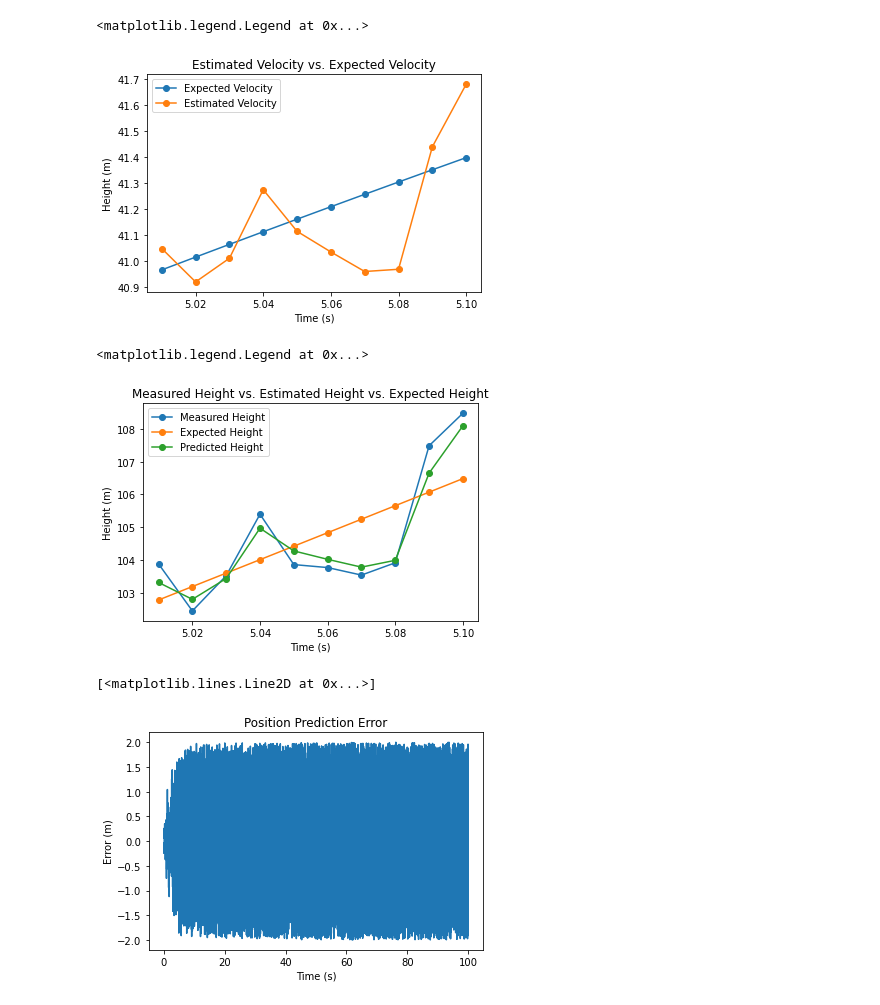
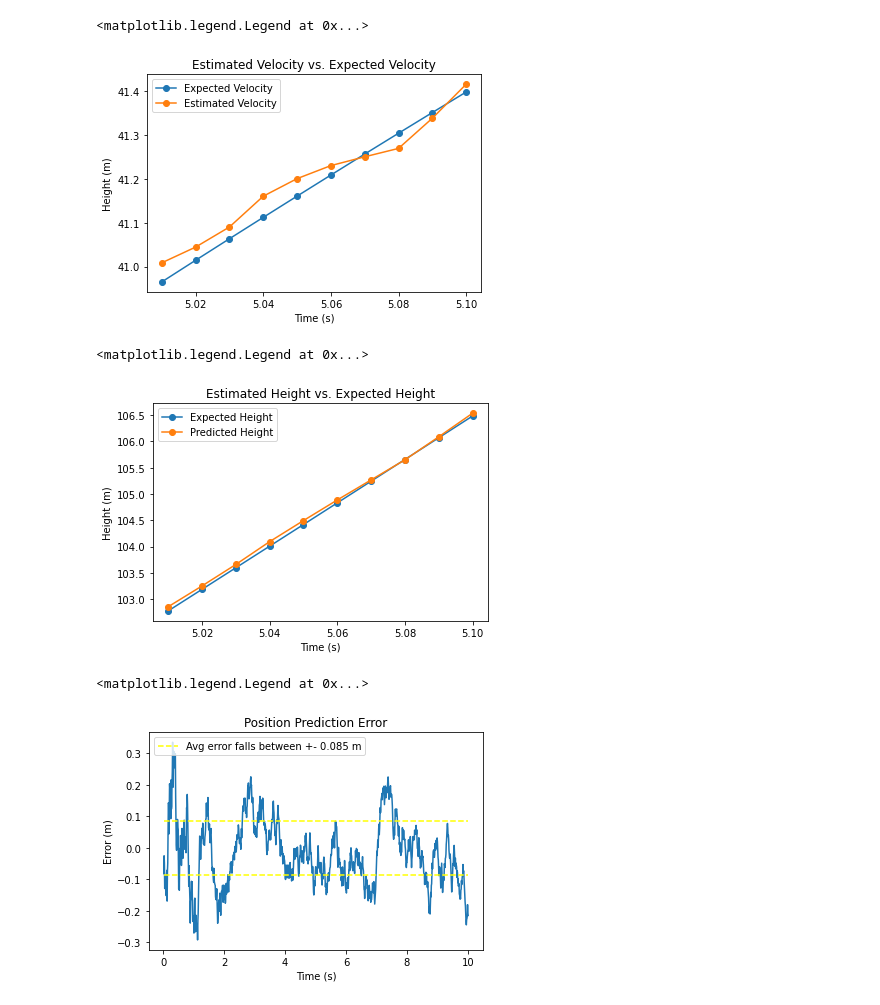
Before and after one commit to abagali1/ascent, a Jupyter notebook: python/python_kalman_test/sim.ipynb, the cells around one changed output. Drawn from its saved outputs; the diff is of its cells as text; code cells hidden in the pictures.

```diff
--- a/python/python_kalman_test/sim.ipynb
+++ b/python/python_kalman_test/sim.ipynb
@@ -7,7 +7,7 @@ from random import random, seed
 %matplotlib inline
 # %%
 # SIMULATION PARAMETERS
-simulation_length = 100
+simulation_length = 10
 dt = 1 / 100
 seed(25)
 
@@ -19,13 +19,13 @@ x = np.array([
     [0],
     [0]
 ])
-P = np.diag([1.2, 1.2])
+P = np.diag([0.2, 1.2])
 Q = np.array([
-    [0, 0],
-    [0, 0]
+    [0.001, 0.1],
+    [0.1, 0.001]
 ])
 
-R = np.array([[12.]])
+R = np.array([[4.]])
 
 graph_data = {
     "time_stamps": [],
@@ -35,6 +35,9 @@ graph_data = {
 
     "imu_accelerations": [],
     "altimeter_height": [],
+
+    "x_bar_pos": [],
+    "x_bar_vel": [],
 
     "predicted_positions": [],
     "predicted_velocities": [],
@@ -66,23 +69,29 @@ while True:
     ])
 
     # x = Fx + Bu
-    x_bar = np.dot(F, x) + B * acc_imu
+    x_bar = F @ x + B * acc_imu
+
+    graph_data["x_bar_pos"].append(x_bar[0])
+    graph_data["x_bar_vel"].append(x_bar[1])
 
     # P = FPF' + Q
-    P = np.dot(np.dot(F, P), F.T) + Q
+    P = F @ P @ F.T + Q
 
     H = np.array([[1, 0]])
 
     # y = z - Hx
-    y = np.array([[pos_alt]]) - np.dot(H, x_bar)
+    y = np.array([[pos_alt]]) - H @ x_bar
 
     # S = HPH' + R
-    S = np.dot(H, np.dot(P, H.T)) + R
+    S = H @ P @ H.T + R
 
     # K = PH'inv(S)
-    K = np.dot(P, np.dot(H.T, np.linalg.inv(S)))
+    K = P @ H.T @ np.linalg.inv(S)
 
-    x = x_bar + np.dot(K, y)
+    # P = (I - KH)P
+    P = P - K @ H @ P
+
+    x = x_bar + K @ y
 
     # save data
 
@@ -136,37 +145,43 @@ plt.plot(graph_data["time_stamps"][start:end], graph_data["predicted_velocities"
 plt.legend(loc='upper left')
 # %% [output]
 <matplotlib.legend.Legend at 0x...>
-[figure, old version]
+[figure, new version]
 # %%
 start = 500
 points = 10
 end = start + points
+m = 'o' if points < 20 else ''
 
-plt.title("Measured Height vs. Estimated Height vs. Expected Height")
+plt.title("Estimated Height vs. Expected Height")
 plt.xlabel("Time (s)")
 plt.ylabel("Height (m)")
 
-plt.plot(graph_data["time_stamps"][start:end], graph_data["altimeter_height"][start:end], marker='o', label='Measured Height')
-plt.plot(graph_data["time_stamps"][start:end], graph_data["positions"][start:end], marker='o', label='Expected Height')
-plt.plot(graph_data["time_stamps"][start:end], graph_data["predicted_positions"][start:end], marker='o', label='Predicted Height')
-
+plt.plot(graph_data["time_stamps"][start:end], graph_data["positions"][start:end], marker=m, label='Expected Height')
+plt.plot(graph_data["time_stamps"][start:end], graph_data["predicted_positions"][start:end], marker=m, label='Predicted Height')
 
 plt.legend(loc='upper left')
 # %% [output]
 <matplotlib.legend.Legend at 0x...>
-[figure, old version]
+[figure, new version]
 # %%
 errors = [graph_data["positions"][x] - graph_data["predicted_positions"][x] for x in range(len(graph_data["positions"]))]
+error_mags = [fabs(e) for e in errors]
+
 avg = sum(errors) / len(errors)
+avg_mag = sum(error_mags) / len(error_mags)
 
 plt.title("Position Prediction Error")
 plt.xlabel("Time (s)")
 plt.ylabel("Error (m)")
 
 plt.plot(graph_data["time_stamps"], errors)
+plt.plot(graph_data["time_stamps"], [avg_mag for x in graph_data["time_stamps"]], linestyle='--', color='yellow', label=f'Avg error falls between +- {round(avg_mag, 3)} m')
+plt.plot(graph_data["time_stamps"], [-avg_mag for x in graph_data["time_stamps"]], linestyle='--', color='yellow')
+
+plt.legend(loc='upper left')
 # %% [output]
-[<matplotlib.lines.Line2D at 0x...>]
+<matplotlib.legend.Legend at 0x...>
-[figure, old version]
+[figure, new version]
 # %%
 errors = [graph_data["velocities"][x] - graph_data["predicted_velocities"][x] for x in range(len(graph_data["velocities"]))]
 avg = sum(errors) / len(errors)
```
Also changed, not shown: parts of 4 cells of this notebook.
